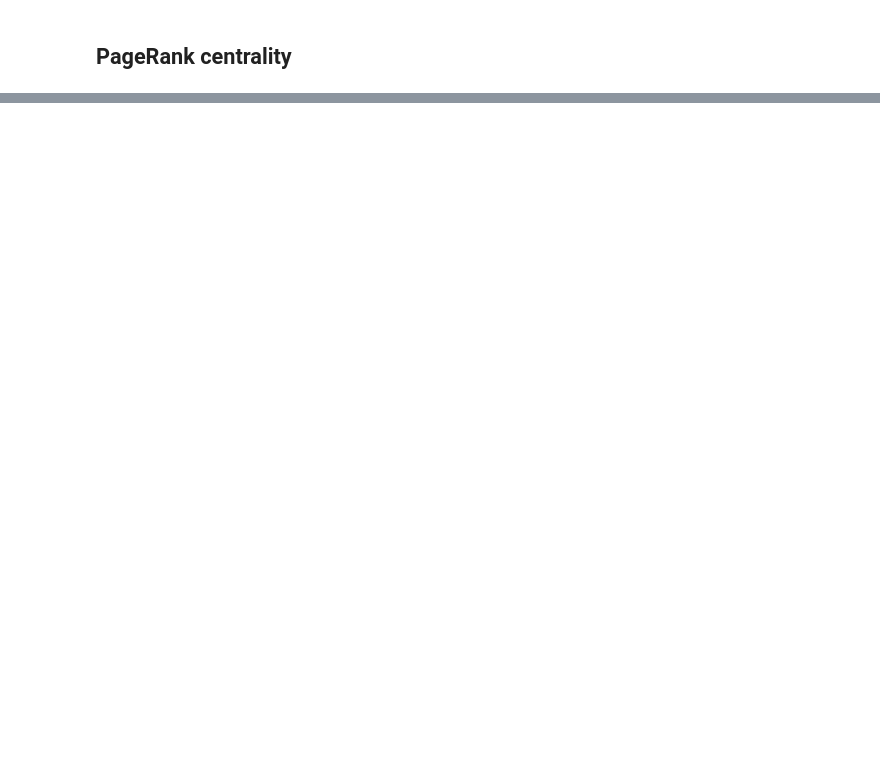
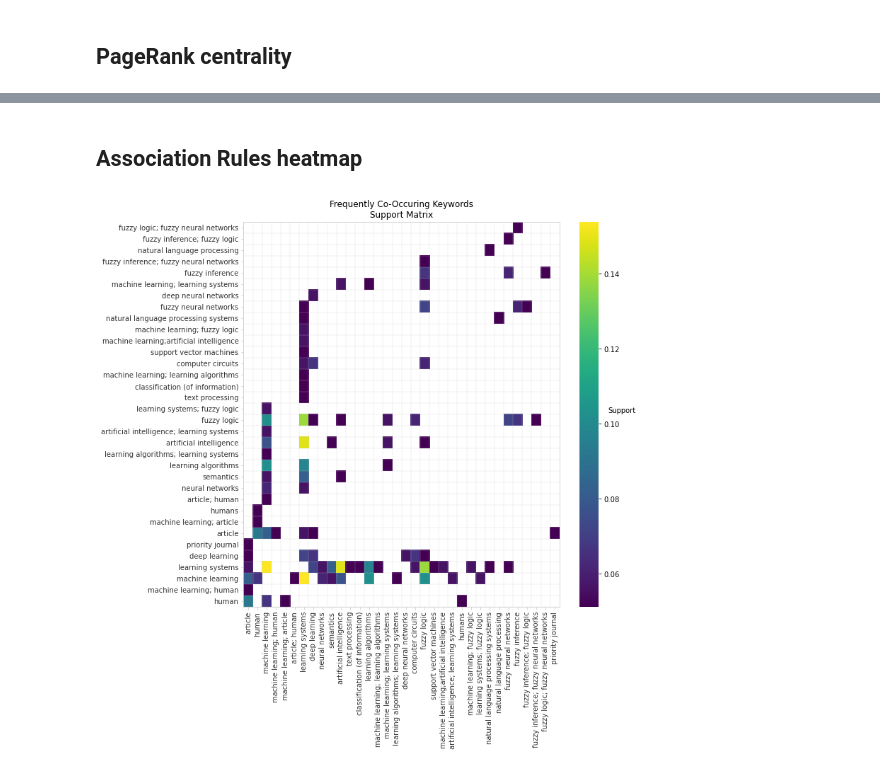
Before and after one commit to kyleiwaniec/neuro-symbolic-ai-systematic-review, a Jupyter notebook: scopus/EDA-233.ipynb, the cells around one changed output, grey strips where cells are left out. Cells and saved outputs as stored; diff of their text form; code cells hidden in the pictures; blank space fills up the shorter version.

```diff
--- a/scopus/EDA-233.ipynb
+++ b/scopus/EDA-233.ipynb
@@ -380,0 +554,3 @@ pagerankDF.sort_values(by='pr',ascending=False).head(10)
+# %%
+for i in freq_items.sort_values(by='support',ascending=False)['itemsets']:
+    print(i)
@@ -380,0 +575,2 @@ pagerankDF.sort_values(by='pr',ascending=False).head(10)
+# %%
+rules = association_rules(freq_items, min_threshold=0.01)
@@ -380,0 +593,14 @@ pagerankDF.sort_values(by='pr',ascending=False).head(10)
+# %% [markdown]
+## Association Rules heatmap
+# %%
+from collections import defaultdict
+antecendents=rules['antecedents'].map(lambda x: ';'.join(list(x)).strip())
+consequents=rules['consequents'].map(lambda x: ';'.join(list(x)).strip())
+support=rules['support']
+
+zipped=zip(antecendents,consequents,support)
+
+d=defaultdict(dict)
+
+for i in list(zipped):
+    d[i[0]][i[1]]=i[2]
@@ -380,0 +615,24 @@ pagerankDF.sort_values(by='pr',ascending=False).head(10)
+# %%
+assd=pd.DataFrame(d)
+# %%
+fig, ax = plt.subplots(figsize=(10, 10))
+
+plt.hlines(y=np.arange(0, len(assd.index), 1), xmin=np.full(len(assd.index),0), xmax=np.full(len(assd.index),len(assd.index)), color="#cccccc", linewidth=.25)
+plt.vlines(x=np.arange(0, len(assd.columns), 1), ymin=np.full(len(assd.index),0), ymax=np.full(len(assd.index),len(assd.index)), color="#cccccc",linewidth=.25)
+plt.yticks(np.arange(0.5, len(assd.index), 1), assd.index)
+plt.xticks(np.arange(0.5, len(assd.columns), 1), assd.columns, rotation=90)
+plt.title("Frequently Co-Occuring Keywords\nSupport Matrix")
+
+graph=plt.pcolor(assd)
+cb = fig.colorbar(graph)
+cb.set_label('Support', rotation=0, va='bottom')
+cb.outline.set_visible(False)
+
+# Set the borders to a given color...
+ax.tick_params(color='#cccccc', labelcolor='#333333')
+for spine in ax.spines.values():
+    spine.set_edgecolor('#cccccc')
+
+plt.show()
+# %% [output]
+[figure, added]
```
Also changed, not shown: parts of 42 cells of this notebook, 3 other files.
